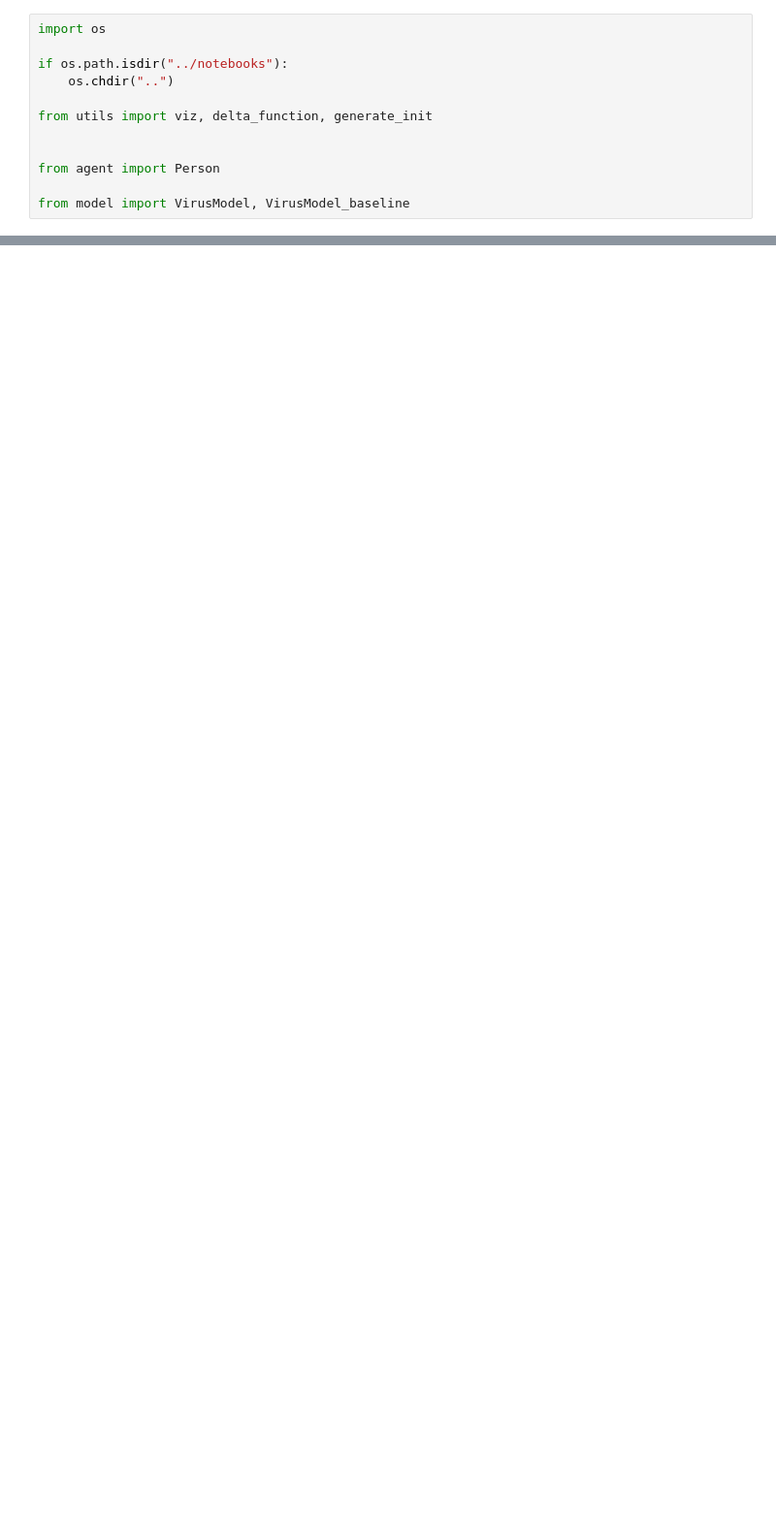
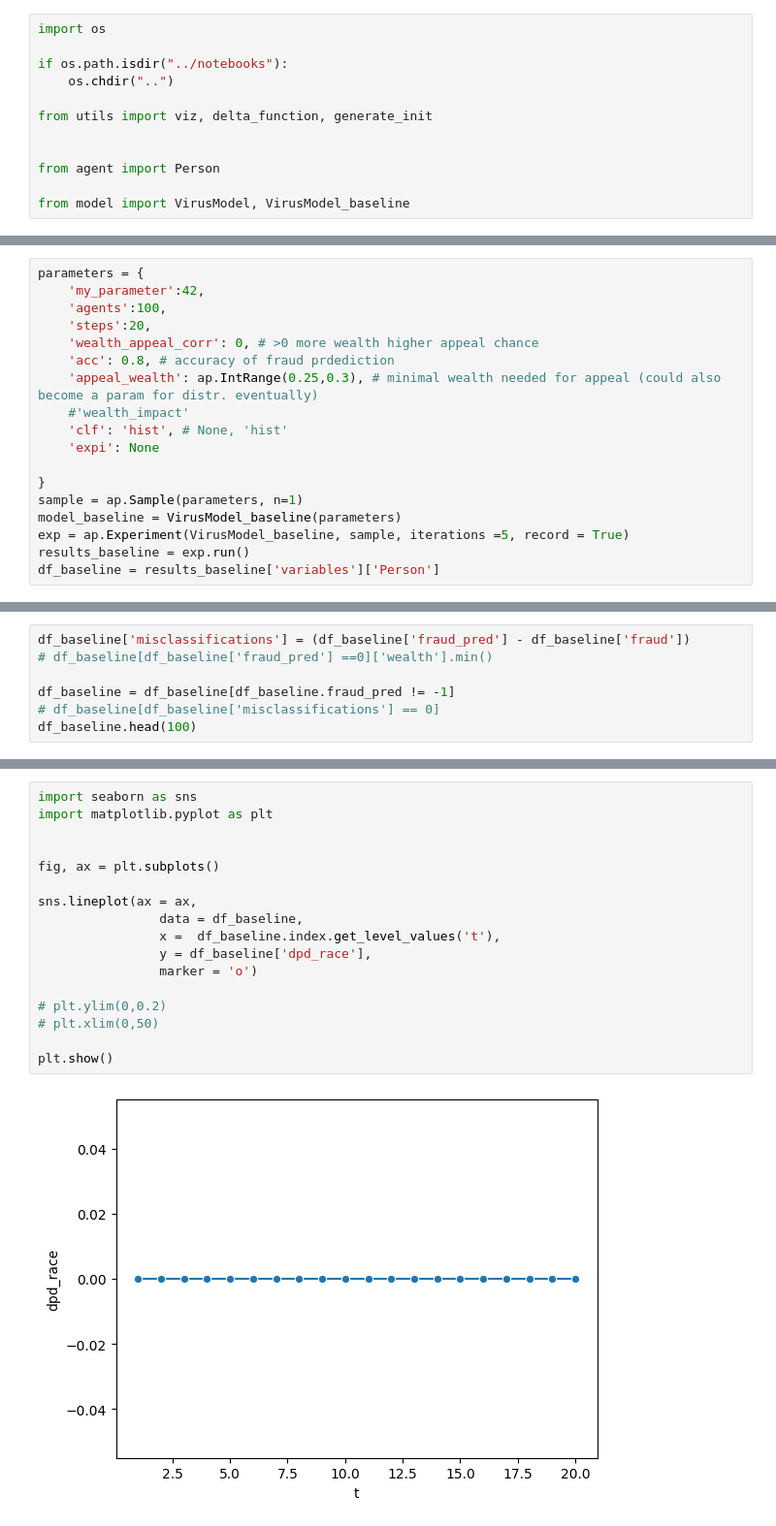
Before and after one commit to Le-Ty/abm_dm_impact, a Jupyter notebook: basic/notebooks/metrics.ipynb, the cells around one changed output, grey strips where cells are left out. Shown at 97% size. Cells and saved outputs as stored; diff of their text form; blank space fills up the shorter version.

```diff
--- a/basic/notebooks/metrics.ipynb
+++ b/basic/notebooks/metrics.ipynb
@@ -34,0 +32,18 @@ demographic_parity_difference( y_true=y_true, y_pred=y_true, sensitive_features=
+# %%
+parameters = {
+    'my_parameter':42,
+    'agents':100,
+    'steps':20,
+    'wealth_appeal_corr': 0, # >0 more wealth higher appeal chance
+    'acc': 0.8, # accuracy of fraud prdediction
+    'appeal_wealth': ap.IntRange(0.25,0.3), # minimal wealth needed for appeal (could also become a param for distr. eventually)
+    #'wealth_impact'
+    'clf': 'hist', # None, 'hist'
+    'expi': None
+
+}
+sample = ap.Sample(parameters, n=1)
+model_baseline = VirusModel_baseline(parameters)
+exp = ap.Experiment(VirusModel_baseline, sample, iterations =5, record = True)
+results_baseline = exp.run()
+df_baseline = results_baseline['variables']['Person']
@@ -34,0 +130,7 @@ demographic_parity_difference( y_true=y_true, y_pred=y_true, sensitive_features=
+# %%
+df_baseline['misclassifications'] = (df_baseline['fraud_pred'] - df_baseline['fraud'])
+# df_baseline[df_baseline['fraud_pred'] ==0]['wealth'].min()
+
+df_baseline = df_baseline[df_baseline.fraud_pred != -1]
+# df_baseline[df_baseline['misclassifications'] == 0]
+df_baseline.head(100)
@@ -34,0 +152,19 @@ demographic_parity_difference( y_true=y_true, y_pred=y_true, sensitive_features=
+# %%
+import seaborn as sns
+import matplotlib.pyplot as plt
+
+
+fig, ax = plt.subplots()
+
+sns.lineplot(ax = ax,
+                data = df_baseline,
+                x =  df_baseline.index.get_level_values('t'),
+                y = df_baseline['dpd_race'],
+                marker = 'o')
+
+# plt.ylim(0,0.2)
+# plt.xlim(0,50)
+
+plt.show()
+# %% [output]
+[figure, added]
```
Also changed, not shown: parts of 16 cells of this notebook, 5 other files.
